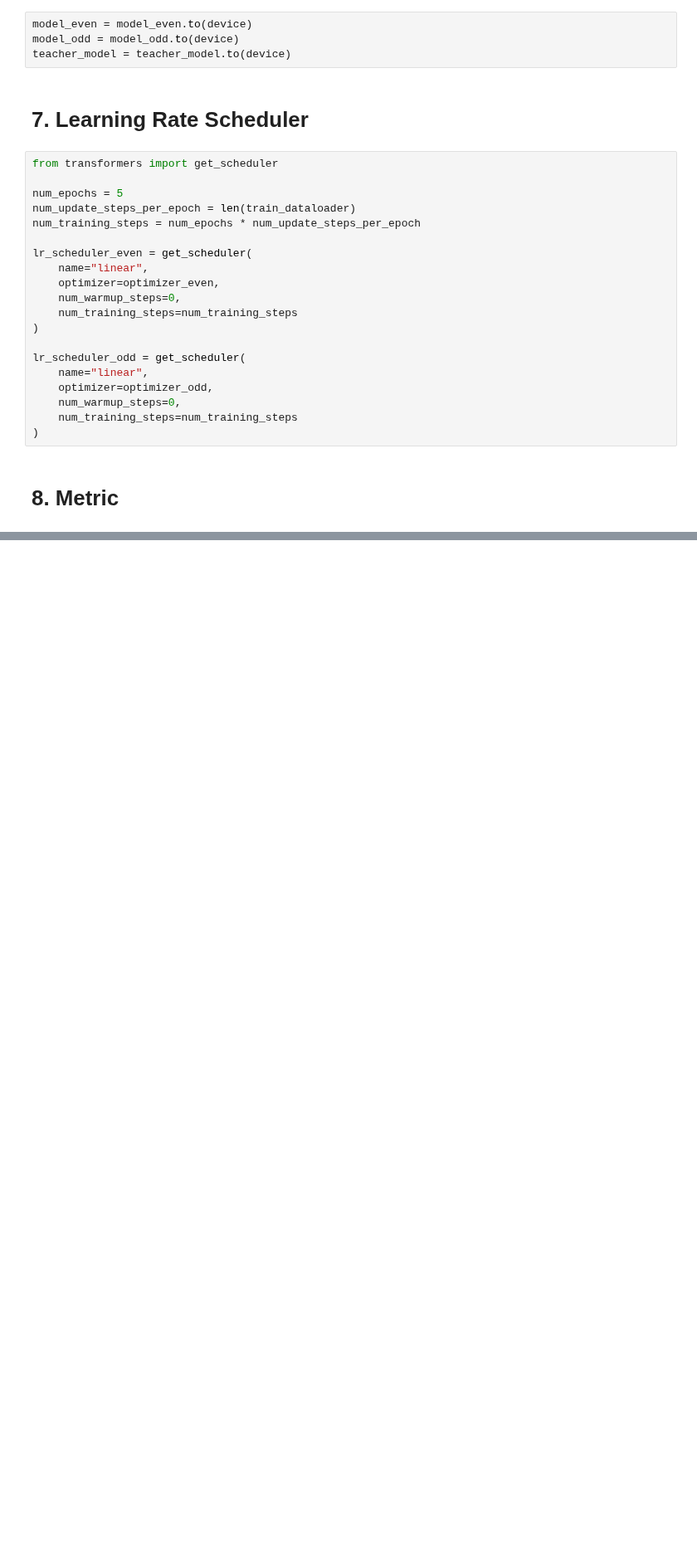
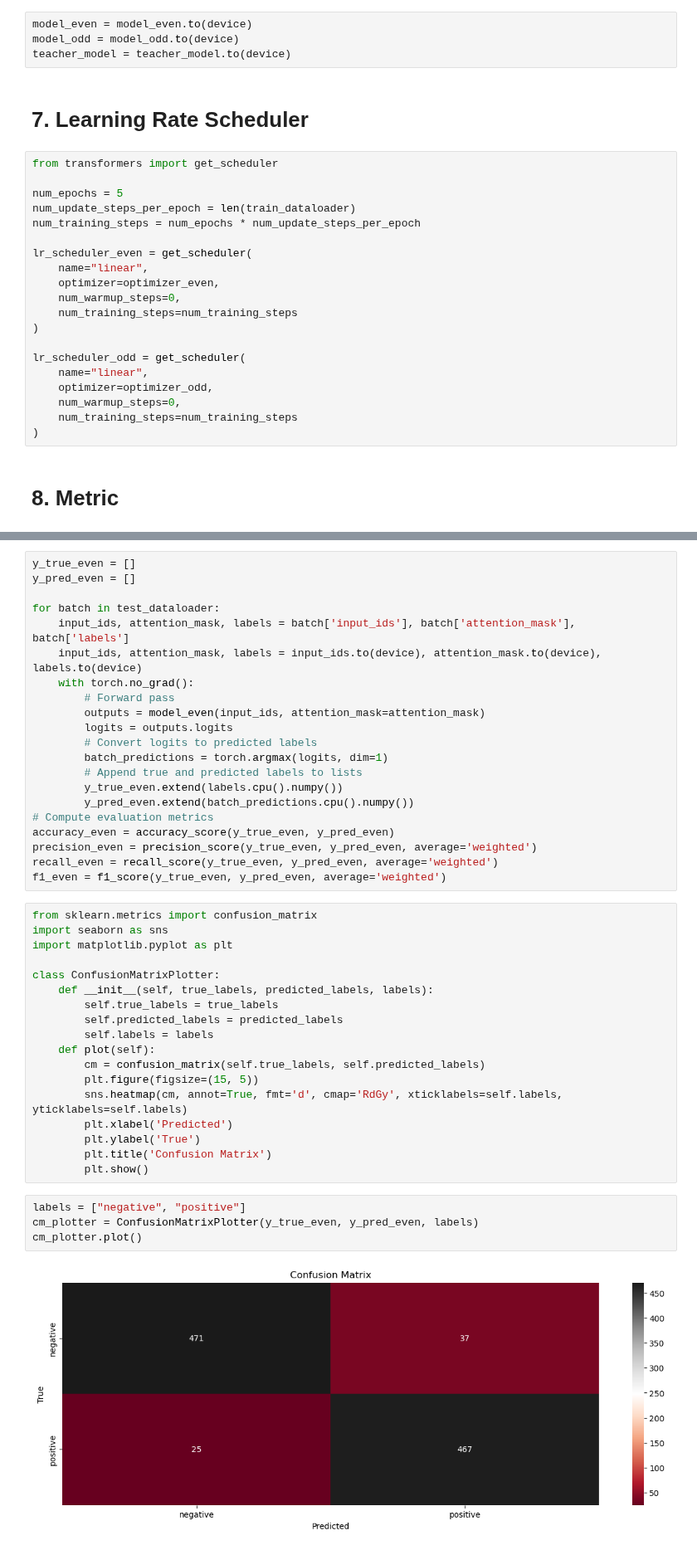
Before and after one commit to Bidhan-Bajracharya/NLP, a Jupyter notebook: A7/main.ipynb, the cells around one changed output, grey strips where cells are left out. Shown at 83% size. Cells and saved outputs as stored; diff of their text form; blank space fills up the shorter version.

```diff
--- a/A7/main.ipynb
+++ b/A7/main.ipynb
@@ -540,0 +803,45 @@ ModuleNotFoundError: No module named 'evaluate'
+# %%
+y_true_even = []
+y_pred_even = []
+
+for batch in test_dataloader:
+    input_ids, attention_mask, labels = batch['input_ids'], batch['attention_mask'], batch['labels']
+    input_ids, attention_mask, labels = input_ids.to(device), attention_mask.to(device), labels.to(device)
+    with torch.no_grad():
+        # Forward pass
+        outputs = model_even(input_ids, attention_mask=attention_mask)
+        logits = outputs.logits
+        # Convert logits to predicted labels
+        batch_predictions = torch.argmax(logits, dim=1)
+        # Append true and predicted labels to lists
+        y_true_even.extend(labels.cpu().numpy())
+        y_pred_even.extend(batch_predictions.cpu().numpy())
+# Compute evaluation metrics
+accuracy_even = accuracy_score(y_true_even, y_pred_even)
+precision_even = precision_score(y_true_even, y_pred_even, average='weighted')
+recall_even = recall_score(y_true_even, y_pred_even, average='weighted')
+f1_even = f1_score(y_true_even, y_pred_even, average='weighted')
+# %%
+from sklearn.metrics import confusion_matrix
+import seaborn as sns
+import matplotlib.pyplot as plt
+
+class ConfusionMatrixPlotter:
+    def __init__(self, true_labels, predicted_labels, labels):
+        self.true_labels = true_labels
+        self.predicted_labels = predicted_labels
+        self.labels = labels
+    def plot(self):
+        cm = confusion_matrix(self.true_labels, self.predicted_labels)
+        plt.figure(figsize=(15, 5))
+        sns.heatmap(cm, annot=True, fmt='d', cmap='RdGy', xticklabels=self.labels, yticklabels=self.labels)
+        plt.xlabel('Predicted')
+        plt.ylabel('True')
+        plt.title('Confusion Matrix')
+        plt.show()
+# %%
+labels = ["negative", "positive"]
+cm_plotter = ConfusionMatrixPlotter(y_true_even, y_pred_even, labels)
+cm_plotter.plot()
+# %% [output]
+[figure, added]
```
Also changed, not shown: parts of 14 cells of this notebook.
